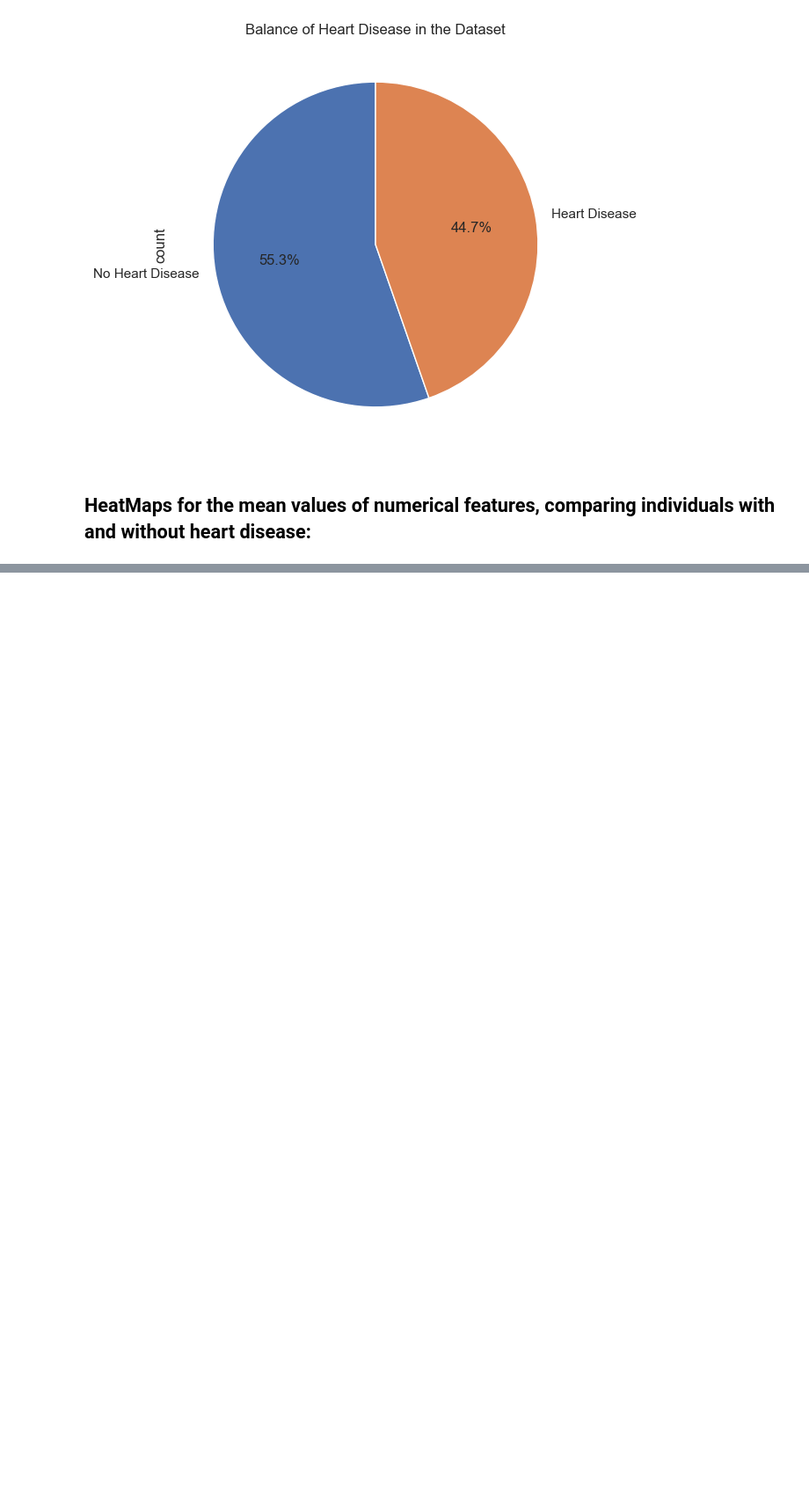
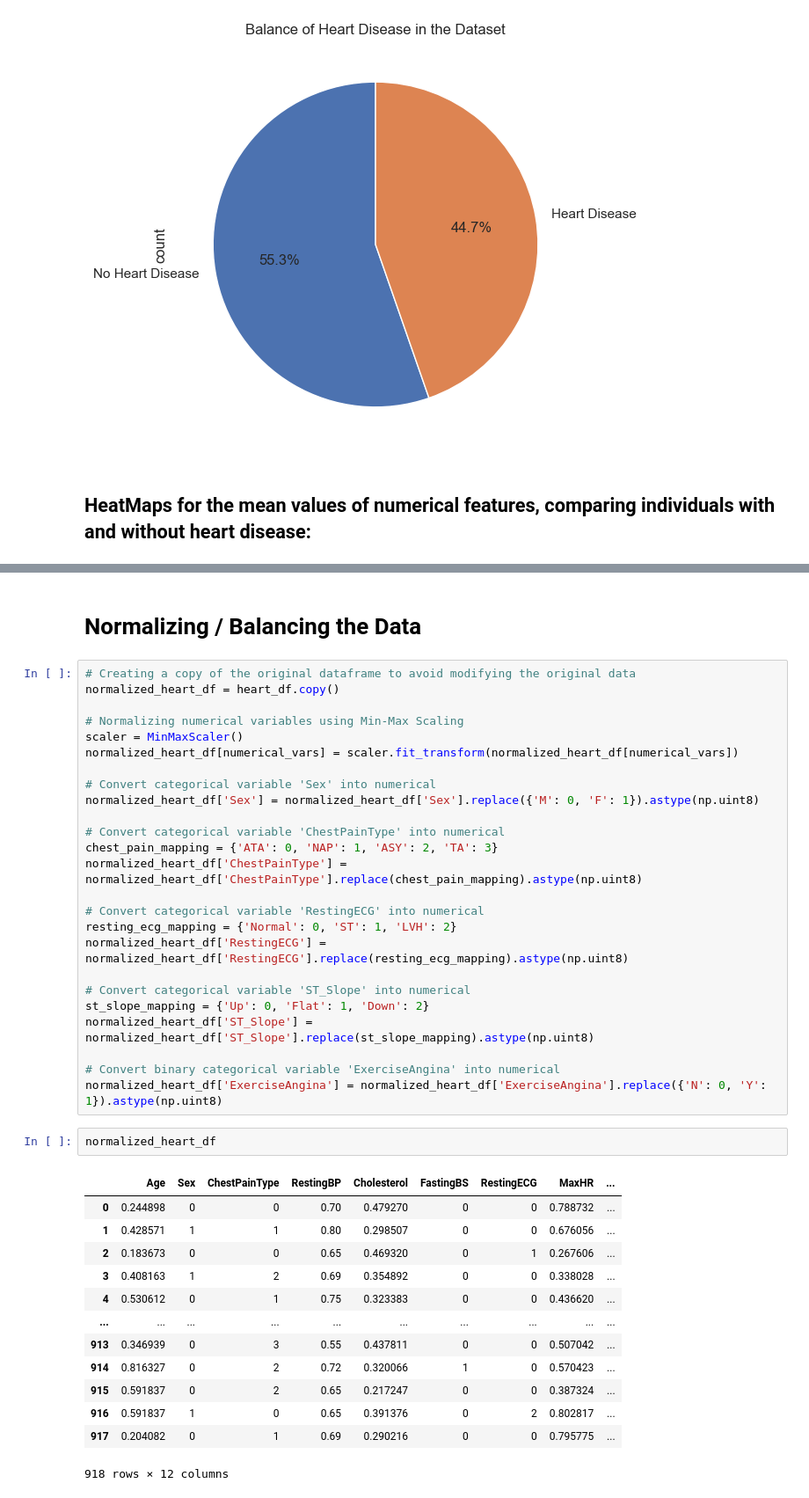
Before and after one commit to gbhardwaj00/heart-disease-ml, a Jupyter notebook: heart-failure-prediction.ipynb, the cells around one changed output, grey strips where cells are left out. Shown: that part at 88% size. Saved outputs shown, nothing was run; the diff lists cells and outputs as text; blank space fills up the shorter version.

Commit message:
Normalize Variables

```diff
--- a/heart-failure-prediction.ipynb
+++ b/heart-failure-prediction.ipynb
@@ -234,3 +235,46 @@ fig.tight_layout(pad=1.5)
 plt.show()
 # %% [output]
 [figure]
+# %% [markdown]
+# Normalizing / Balancing the Data
+# %%
+# Creating a copy of the original dataframe to avoid modifying the original data
+normalized_heart_df = heart_df.copy()
+
+# Normalizing numerical variables using Min-Max Scaling
+scaler = MinMaxScaler()
+normalized_heart_df[numerical_vars] = scaler.fit_transform(normalized_heart_df[numerical_vars])
+
+# Convert categorical variable 'Sex' into numerical
+normalized_heart_df['Sex'] = normalized_heart_df['Sex'].replace({'M': 0, 'F': 1}).astype(np.uint8)
+
+# Convert categorical variable 'ChestPainType' into numerical
+chest_pain_mapping = {'ATA': 0, 'NAP': 1, 'ASY': 2, 'TA': 3}
+normalized_heart_df['ChestPainType'] = normalized_heart_df['ChestPainType'].replace(chest_pain_mapping).astype(np.uint8)
+
+# Convert categorical variable 'RestingECG' into numerical
+resting_ecg_mapping = {'Normal': 0, 'ST': 1, 'LVH': 2}
+normalized_heart_df['RestingECG'] = normalized_heart_df['RestingECG'].replace(resting_ecg_mapping).astype(np.uint8)
+
+# Convert categorical variable 'ST_Slope' into numerical
+st_slope_mapping = {'Up': 0, 'Flat': 1, 'Down': 2}
+normalized_heart_df['ST_Slope'] = normalized_heart_df['ST_Slope'].replace(st_slope_mapping).astype(np.uint8)
+
+# Convert binary categorical variable 'ExerciseAngina' into numerical
+normalized_heart_df['ExerciseAngina'] = normalized_heart_df['ExerciseAngina'].replace({'N': 0, 'Y': 1}).astype(np.uint8)
+# %%
+normalized_heart_df
+# %% [output]
+|  | Age | Sex | ChestPainType | RestingBP | Cholesterol | FastingBS | RestingECG | MaxHR | ... |
+| 0 | 0.244898 | 0 | 0 | 0.70 | 0.479270 | 0 | 0 | 0.788732 | ... |
+| 1 | 0.428571 | 1 | 1 | 0.80 | 0.298507 | 0 | 0 | 0.676056 | ... |
+| 2 | 0.183673 | 0 | 0 | 0.65 | 0.469320 | 0 | 1 | 0.267606 | ... |
+| 3 | 0.408163 | 1 | 2 | 0.69 | 0.354892 | 0 | 0 | 0.338028 | ... |
+| 4 | 0.530612 | 0 | 1 | 0.75 | 0.323383 | 0 | 0 | 0.436620 | ... |
+| ... | ... | ... | ... | ... | ... | ... | ... | ... | ... |
+| 913 | 0.346939 | 0 | 3 | 0.55 | 0.437811 | 0 | 0 | 0.507042 | ... |
+| 914 | 0.816327 | 0 | 2 | 0.72 | 0.320066 | 1 | 0 | 0.570423 | ... |
+| 915 | 0.591837 | 0 | 2 | 0.65 | 0.217247 | 0 | 0 | 0.387324 | ... |
+| 916 | 0.591837 | 1 | 0 | 0.65 | 0.391376 | 0 | 2 | 0.802817 | ... |
+| 917 | 0.204082 | 0 | 1 | 0.69 | 0.290216 | 0 | 0 | 0.795775 | ... |
+918 rows × 12 columns
```
Also changed, not shown: parts of 6 cells of this notebook.
